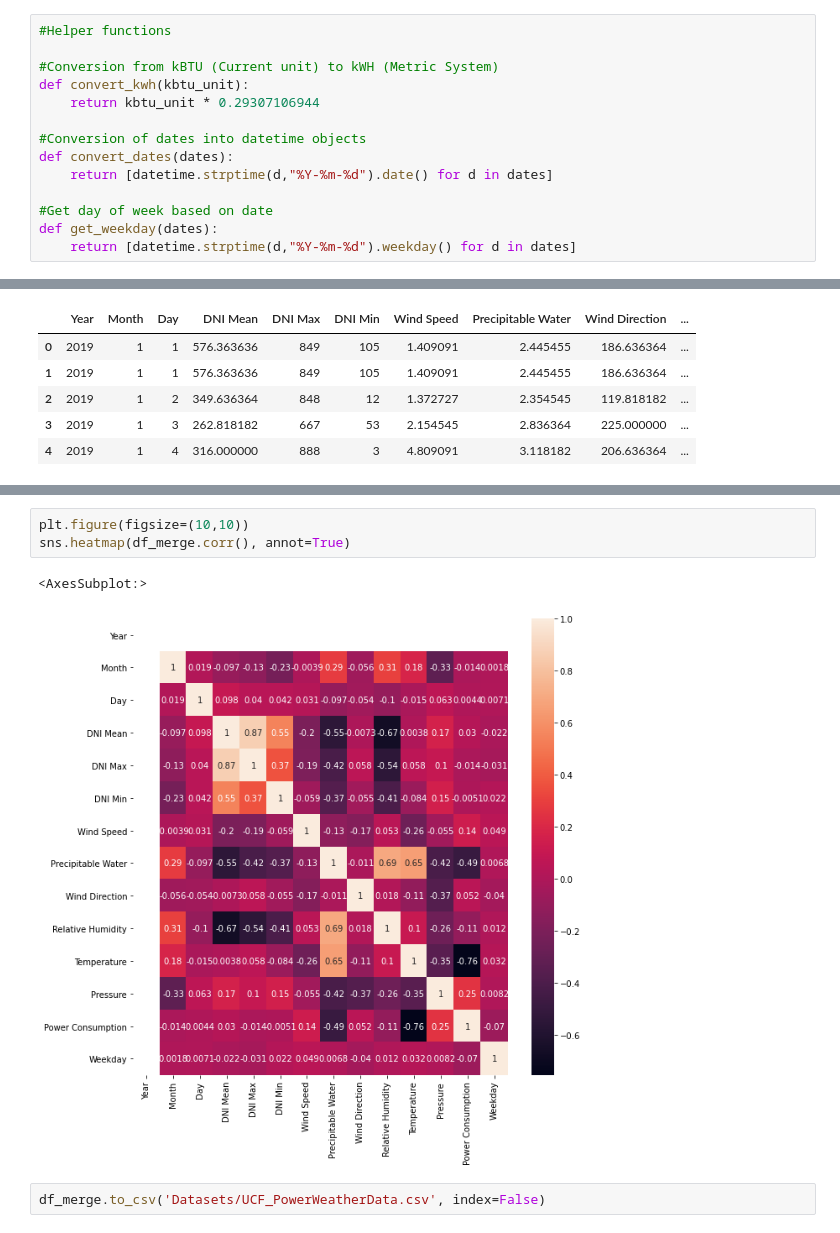
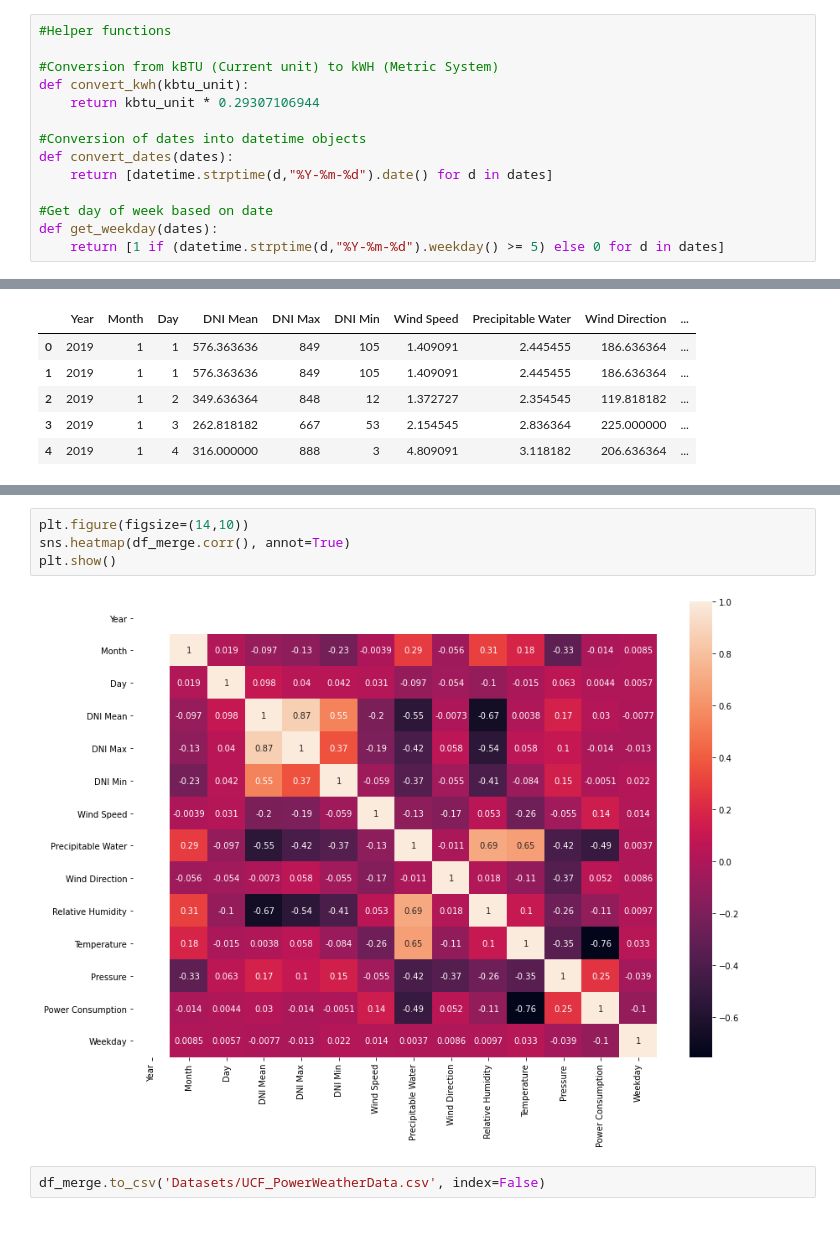
Before and after one commit to A-Wadhwani/ME597-Project, a Jupyter notebook: UCF_data_cleaning.ipynb, the cells around one changed output, grey strips where cells are left out. Saved outputs shown, nothing was run; the diff lists cells and outputs as text.

```diff
--- a/UCF_data_cleaning.ipynb
+++ b/UCF_data_cleaning.ipynb
@@ -21,7 +21,7 @@ def convert_dates(dates):
 
 #Get day of week based on date
 def get_weekday(dates):
-    return [datetime.strptime(d,"%Y-%m-%d").weekday() for d in dates]
+    return [1 if (datetime.strptime(d,"%Y-%m-%d").weekday() >= 5) else 0 for d in dates]
 # %%
 with open('Datasets/UCF_PowerConsumption.json') as json_file:
     data = json.load(json_file)[0]
@@ -197,8 +197,8 @@ plt.show()
 # %%
-plt.figure(figsize=(10,10))
+plt.figure(figsize=(14,10))
 sns.heatmap(df_merge.corr(), annot=True)
+plt.show()
 # %% [output]
-<AxesSubplot:>
-[figure, old version]
+[figure, new version]
 # %%
 df_merge.to_csv('Datasets/UCF_PowerWeatherData.csv', index=False)
```
Also changed, not shown: parts of 4 cells of this notebook, 5 other files.
